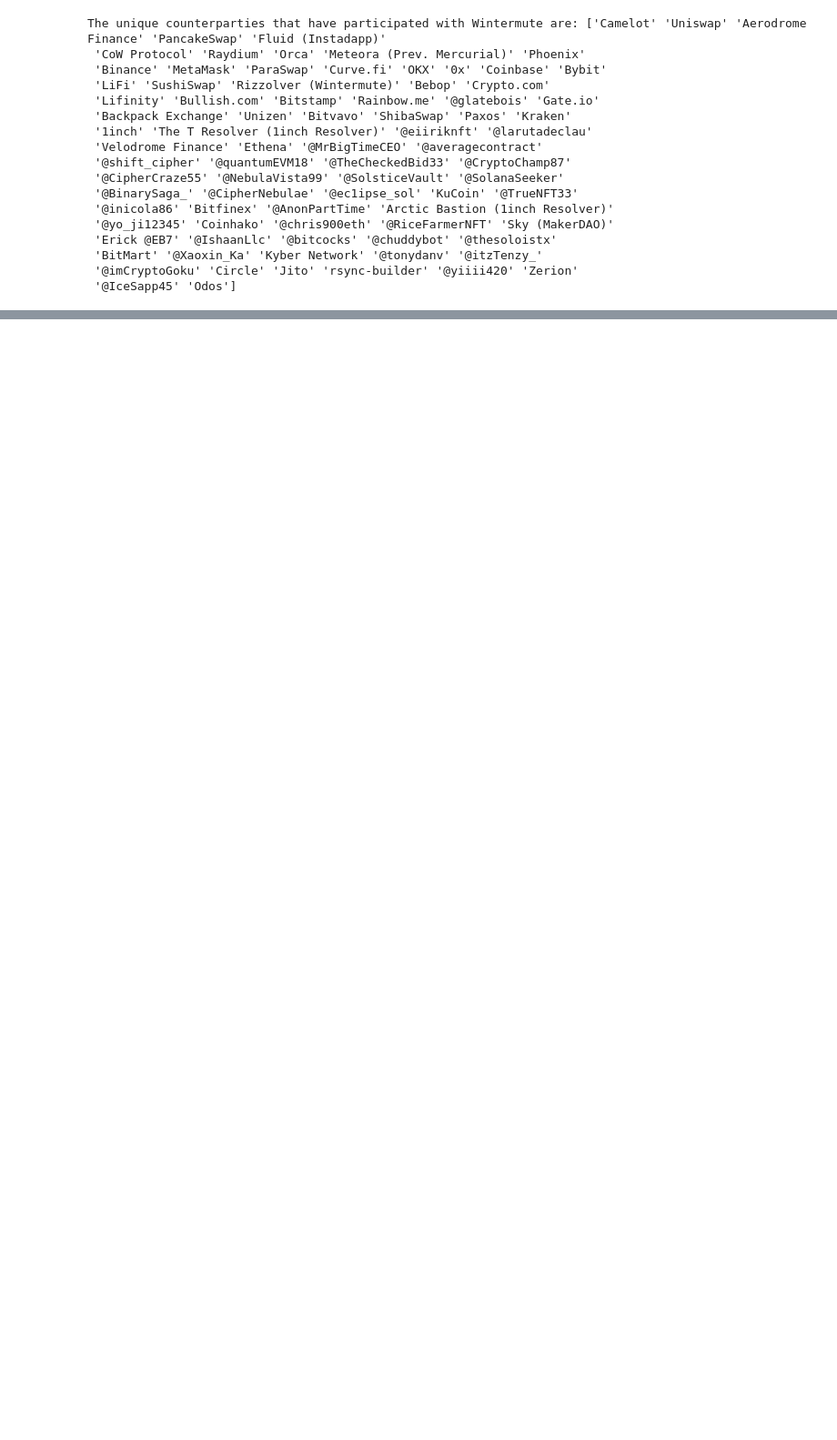
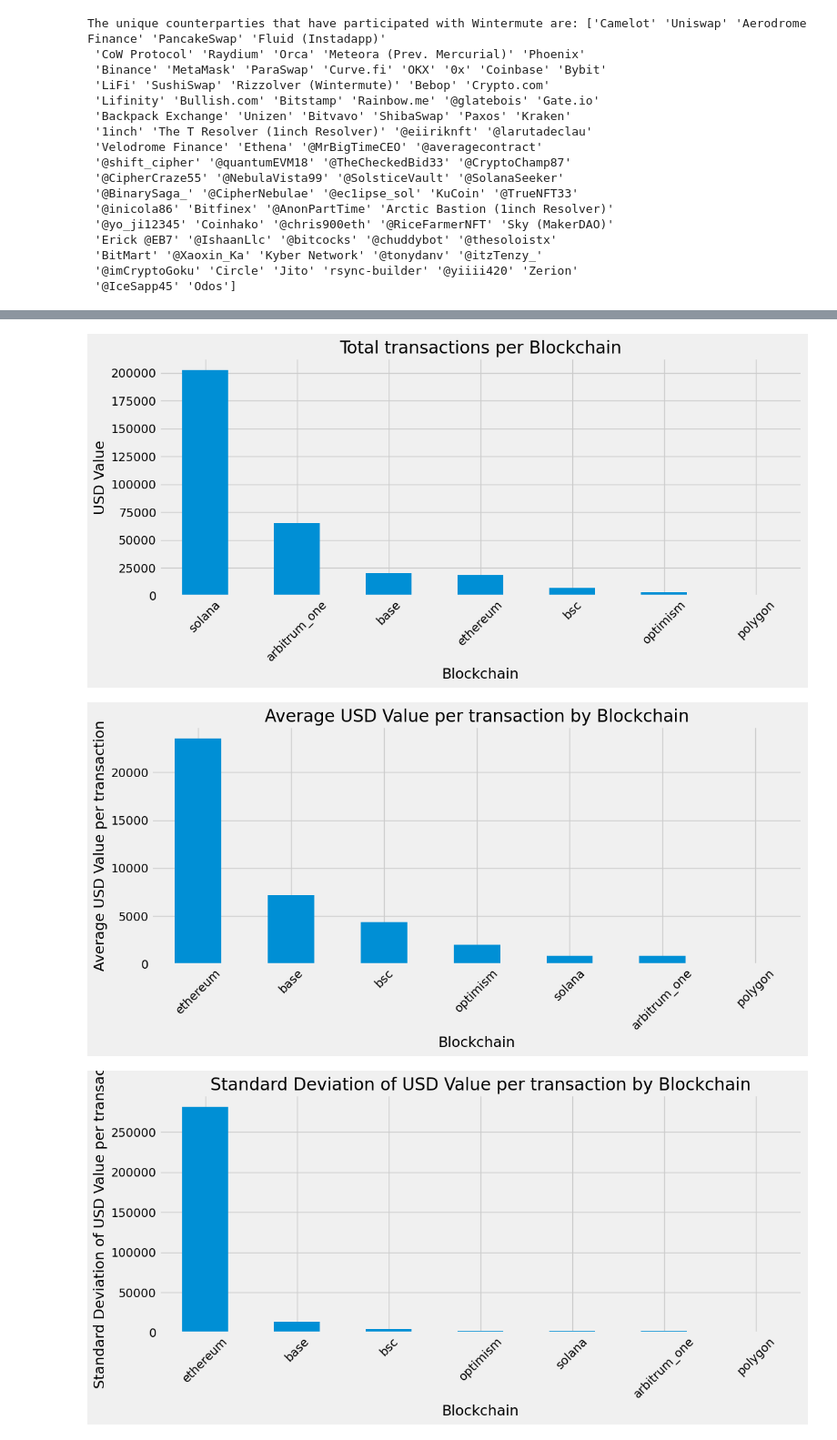
Before and after one commit to AshtonCoder308/SyntagmaLabsTestAssignment, a Jupyter notebook: assignment.ipynb, the cells around one changed output, grey strips where cells are left out. Shown: that part at 91% size. Cells and saved outputs as stored; diff of their text form; code cells hidden in the pictures; blank space fills up the shorter version.

```diff
--- a/assignment.ipynb
+++ b/assignment.ipynb
@@ -138,0 +297,43 @@ Odos
+# %%
+# blockchain_activity = cleaned_defi_data.chain.value_counts() as defined above
+#
+
+blockchain_coins_traded = cleaned_defi_data.groupby('chain').value.sum()
+blockchain_usd_value = cleaned_defi_data.groupby('chain').usd.sum()
+frequency_by_blockchain = cleaned_defi_data.chain.value_counts()
+average_value_per_transaction = blockchain_usd_value / frequency_by_blockchain
+
+
+# Vertical bar chart of blockchain activity by total USD value traded
+plt.figure(1)
+blockchain_activity.plot(kind='bar', figsize=(12, 6))
+plt.ylabel('USD Value')
+plt.xlabel('Blockchain')
+plt.title('Total transactions per Blockchain')
+plt.xticks(rotation=45)
+plt.tight_layout()
+
+# Vertical bar chart of blockchain activity by total USD value traded
+plt.figure(2)
+average_value_per_transaction.sort_values(ascending=False).head(7).plot(kind='bar', figsize=(12, 6))
+plt.ylabel('Average USD Value per transaction')
+plt.xlabel('Blockchain')
+plt.title('Average USD Value per transaction by Blockchain')
+plt.xticks(rotation=45)
+plt.tight_layout()
+
+# bar chart of standard devation of average usd value per transaction by blockchain
+plt.figure(3)
+stddev_value_per_transaction = cleaned_defi_data.groupby('chain').usd.std()
+stddev_value_per_transaction.sort_values(ascending=False).head(7).plot(kind='bar', figsize=(12, 6))
+plt.ylabel('Standard Deviation of USD Value per transaction')
+plt.xlabel('Blockchain')
+plt.title('Standard Deviation of USD Value per transaction by Blockchain')
+plt.xticks(rotation=45)
+plt.tight_layout()
+
+plt.show()
+# %% [output]
+[figure, added]
+[figure, added]
+[figure, added]
```
Also changed, not shown: parts of 26 cells of this notebook.
